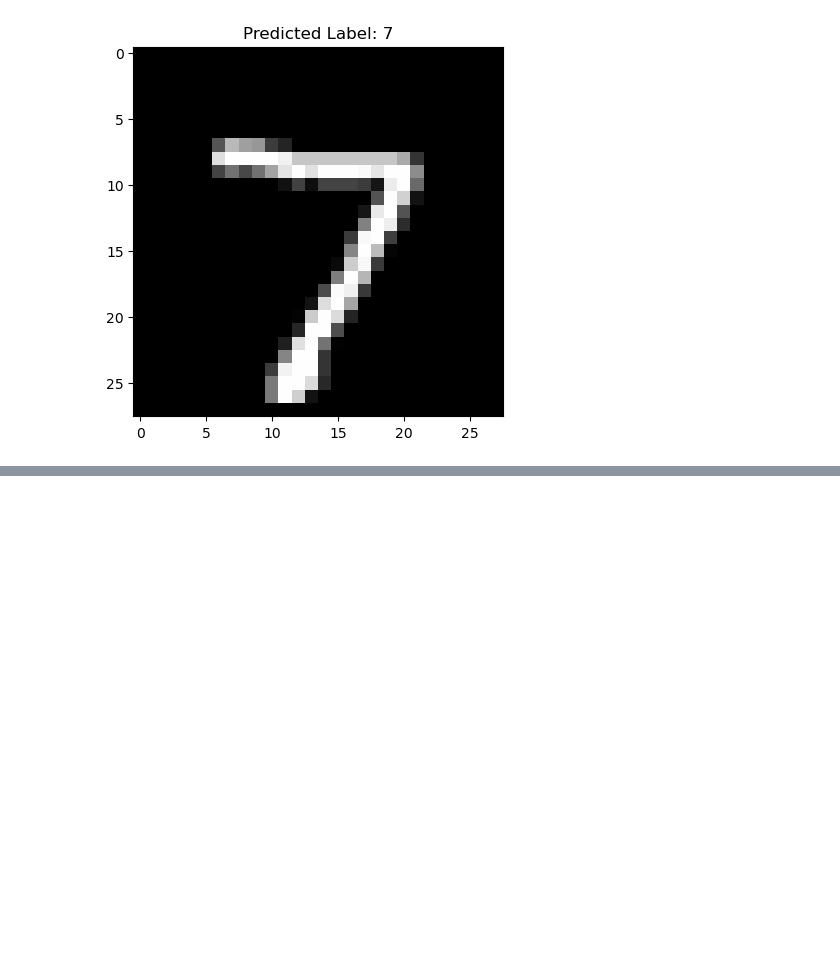
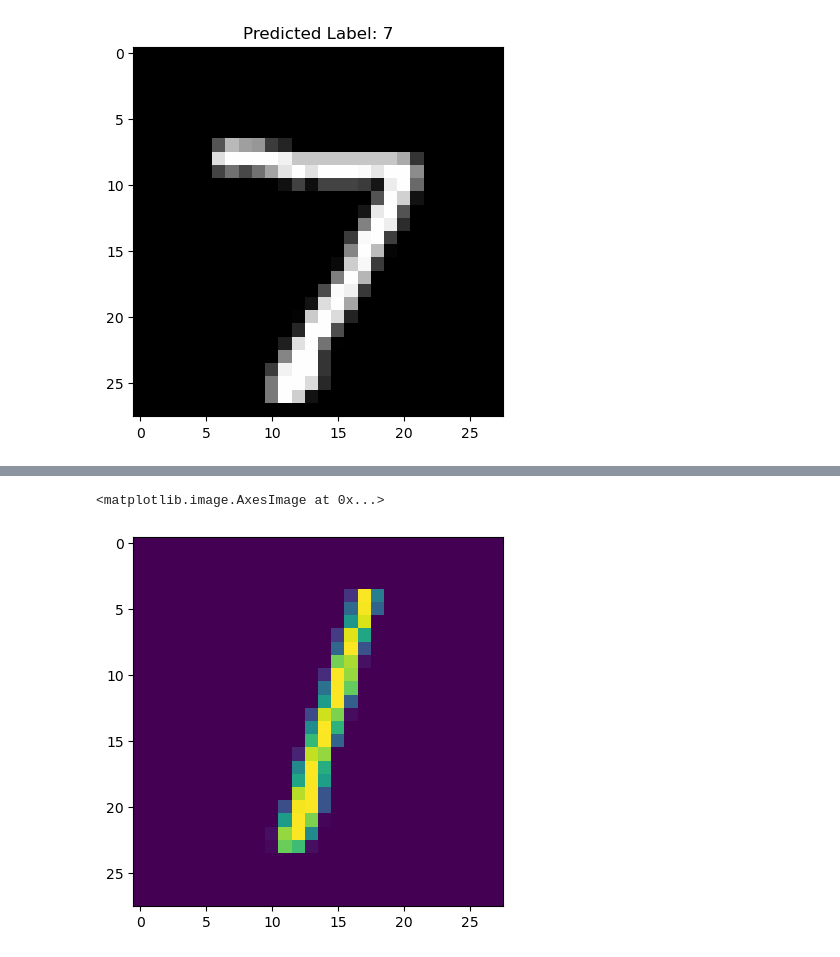
Before and after one commit to hetbhagatji09/MNIST_Classification, a Jupyter notebook: notebook.ipynb, the cells around one changed output, grey strips where cells are left out. Drawn from its saved outputs; the diff is of its cells as text; code cells hidden in the pictures; blank space fills up the shorter version.

```diff
--- a/notebook.ipynb
+++ b/notebook.ipynb
@@ -156,0 +214,5 @@ plt.show()
+# %%
+plt.imshow(test_images[2])
+# %% [output]
+<matplotlib.image.AxesImage at 0x...>
+[figure, added]
```
Also changed, not shown: parts of 16 cells of this notebook, 1 other file.
